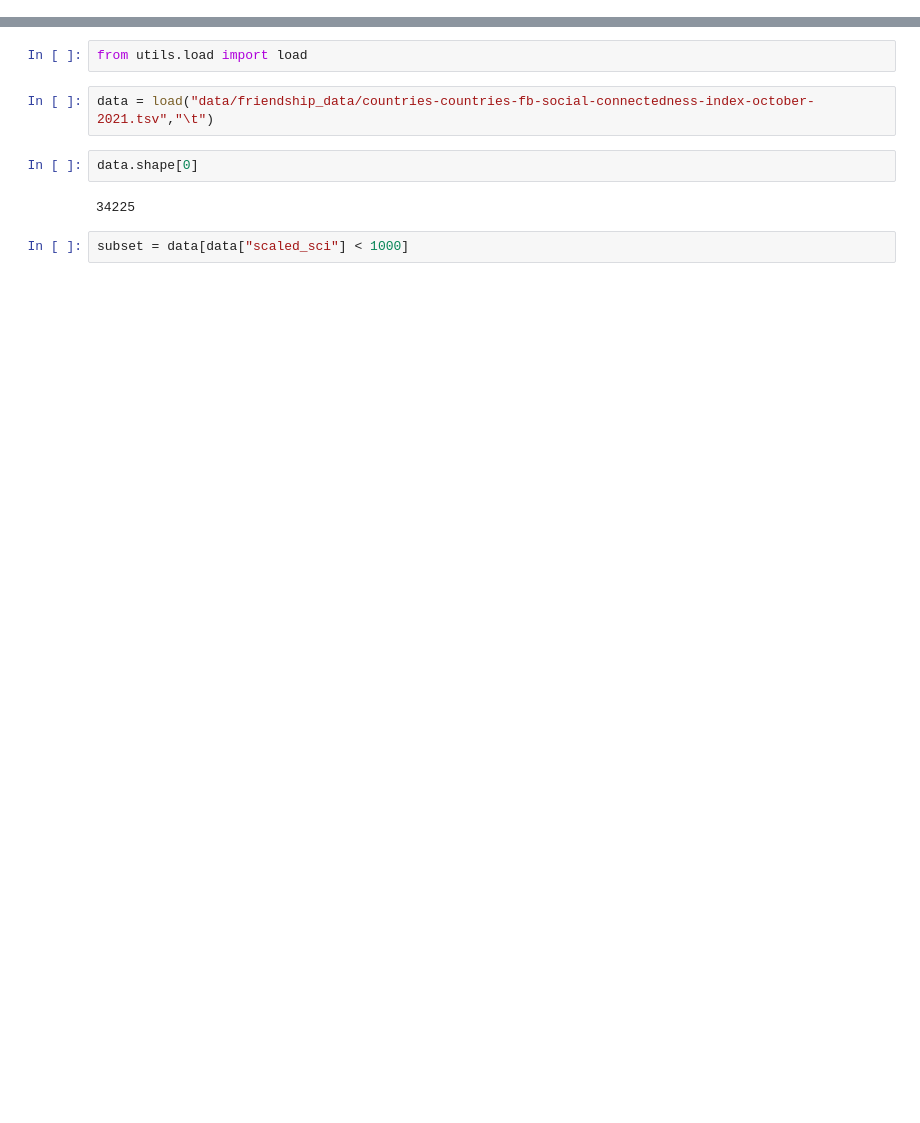
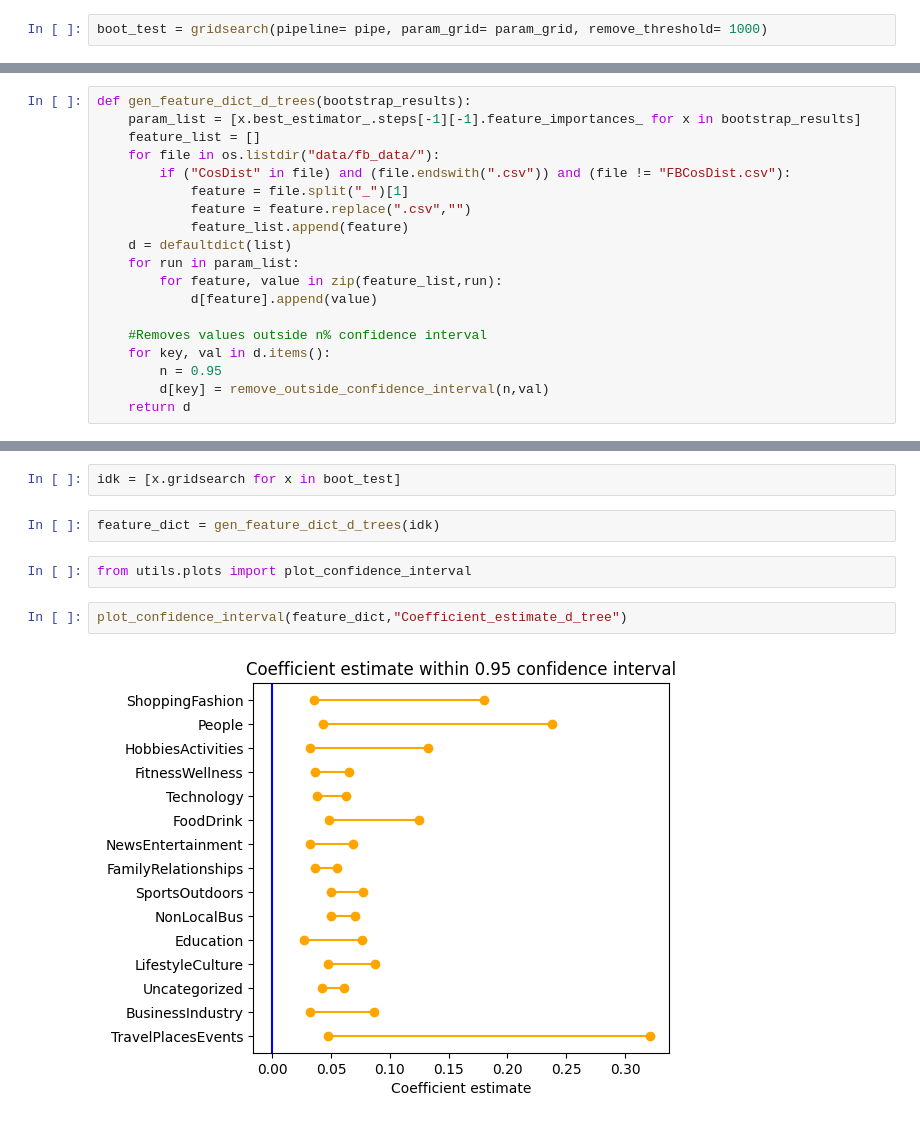
Before and after one commit to MartinKirkegaardDK/Bachelor, a Jupyter notebook: nye_notebook.ipynb, the cells around one changed output, grey strips where cells are left out. Saved outputs shown, nothing was run; the diff lists cells and outputs as text; blank space fills up the shorter version.

Commit message:
created d tree coef

```diff
--- a/nye_notebook.ipynb
+++ b/nye_notebook.ipynb
@@ -29,0 +14,2 @@ FBHetDist_Education.csv
+# %%
+boot_test = gridsearch(pipeline= pipe, param_grid= param_grid, remove_threshold= 1000)
@@ -29,0 +41,19 @@ FBHetDist_Education.csv
+# %%
+def gen_feature_dict_d_trees(bootstrap_results):
+    param_list = [x.best_estimator_.steps[-1][-1].feature_importances_ for x in bootstrap_results]
+    feature_list = []
+    for file in os.listdir("data/fb_data/"):
+        if ("CosDist" in file) and (file.endswith(".csv")) and (file != "FBCosDist.csv"):
+            feature = file.split("_")[1]
+            feature = feature.replace(".csv","")
+            feature_list.append(feature)
+    d = defaultdict(list)
+    for run in param_list:
+        for feature, value in zip(feature_list,run):
+            d[feature].append(value)
+
+    #Removes values outside n% confidence interval
+    for key, val in d.items():
+        n = 0.95
+        d[key] = remove_outside_confidence_interval(n,val)
+    return d
@@ -30,10 +71,10 @@ FBHetDist_Education.csv
+# %%
+idk = [x.gridsearch for x in boot_test]
+# %%
+feature_dict = gen_feature_dict_d_trees(idk)
 # %%
-from utils.load import load
+from utils.plots import plot_confidence_interval
-# %%
-data = load("data/friendship_data/countries-countries-fb-social-connectedness-index-october-2021.tsv","\t")
-# %%
-data.shape[0]
-# %% [output]
-34225
-# %%
-subset = data[data["scaled_sci"] < 1000]
+# %%
+plot_confidence_interval(feature_dict,"Coefficient_estimate_d_tree")
+# %% [output]
+[figure, added]
```
Also changed, not shown: parts of 8 cells of this notebook, 34 other files.
